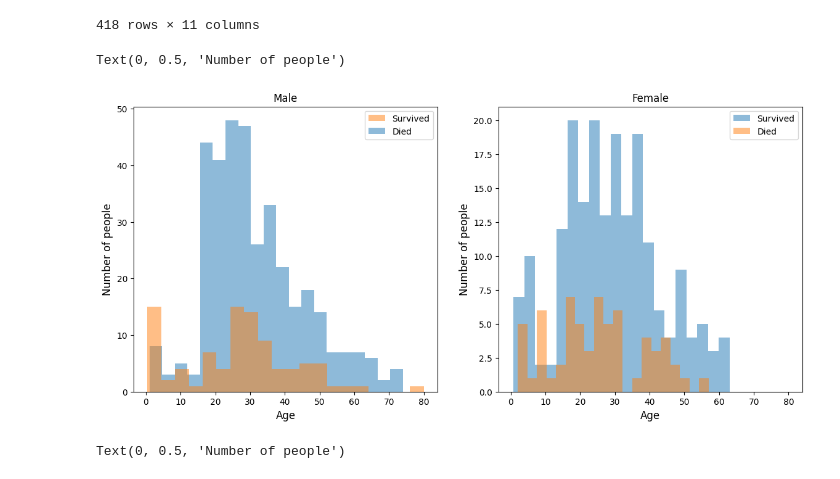
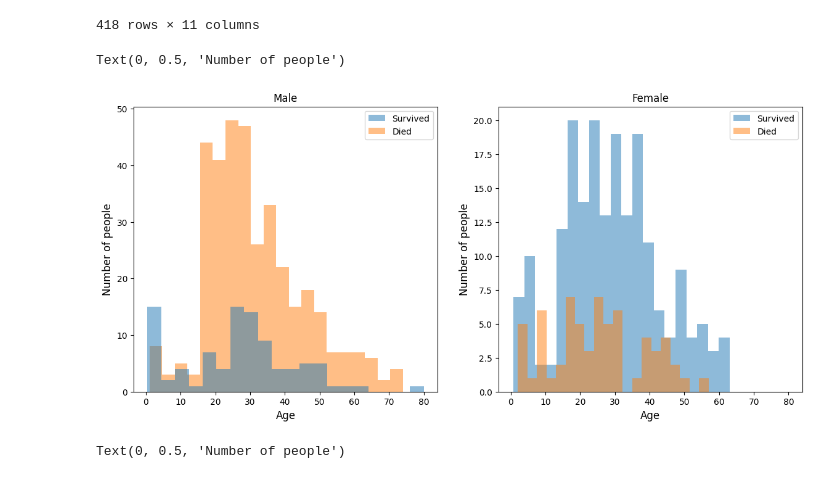
Before and after one commit to lnsayer/kaggle-projects, a Jupyter notebook: final-titanic-notebook.ipynb, the cells around one changed output. Cells and saved outputs as stored; diff of their text form; code cells hidden in the pictures.

```diff
--- a/final-titanic-notebook.ipynb
+++ b/final-titanic-notebook.ipynb
@@ -51,38 +52,40 @@ display(test_df)
 | 417 | 1309 | 3 | Peter, Master. Michael J | male | NaN | 1 | 1 | 2668 | 22.3583 | NaN | ... |
 418 rows × 11 columns
 # %%
+# Dataframes of male and female survivals
 male_train_df = train_df.loc[train_df['Sex'] == 'male']
 female_train_df = train_df.loc[train_df['Sex'] == 'female']
 
 male_survived_df = male_train_df.loc[male_train_df['Survived'] == 1]
 male_died_df = male_train_df.loc[male_train_df['Survived'] == 0]
 
 female_survived_df = female_train_df.loc[female_train_df['Survived'] == 1]
 female_died_df = female_train_df.loc[female_train_df['Survived'] == 0]
 
-
+# Initiating the plots
 fig, (ax0,ax1) = plt.subplots(nrows=1, ncols=2, figsize=(14,6), sharex=True)
 
-histogram_male_survived = ax0.hist(male_survived_df['Age'], bins=20, alpha=0.5,  label='Survived', color='C1', zorder=1);
-histogram_male_died = ax0.hist(male_died_df['Age'], bins=20, alpha=0.5,  label='Died', color='C0', zorder=0);
+# Male and female survived histograms, respectively
+histogram_male_survived = ax0.hist(male_survived_df['Age'], bins=20, alpha=0.5,  label='Survived', color='C0', zorder=1);
+histogram_male_died = ax0.hist(male_died_df['Age'], bins=20, alpha=0.5,  label='Died', color='C1', zorder=0);
 
 histogram_female_survived = ax1.hist(female_survived_df['Age'], bins=20, alpha=0.5,  label='Survived');
 histogram_female_died = ax1.hist(female_died_df['Age'], bins=20, alpha=0.5,  label='Died');
 
 # Add a legend to ax0
 ax0.legend()
 ax1.legend()
-
+# Set titles
 ax0.set(title='Male', xlabel='Age', ylabel='Number of people');
 ax1.set(title='Female', xlabel='Age', ylabel='Number of people');
-
+# Set labels
 ax0.set_xlabel('Age', fontsize = 12)
 ax0.set_ylabel('Number of people', fontsize = 12)
 ax1.set_xlabel('Age', fontsize = 12)
 ax1.set_ylabel('Number of people', fontsize = 12)
 # %% [output]
 Text(0, 0.5, 'Number of people')
-[figure, old version]
+[figure, new version]
 # %%
 # Plot histograms of the Number who survived/died according to fare price
 survived_df = train_df.loc[train_df['Survived'] == 1]
```
Also changed, not shown: parts of 12 cells of this notebook.
